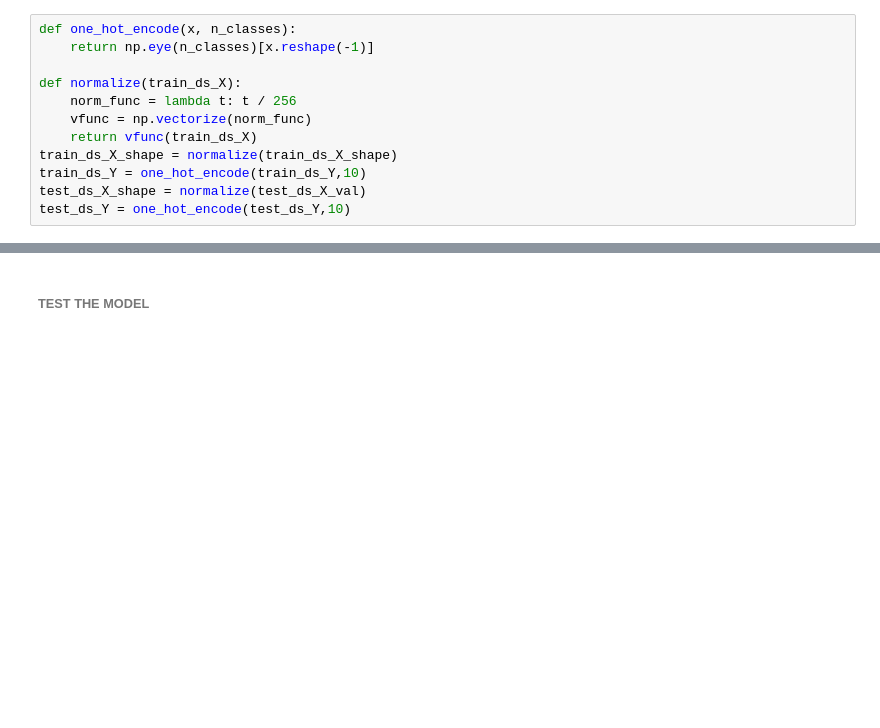
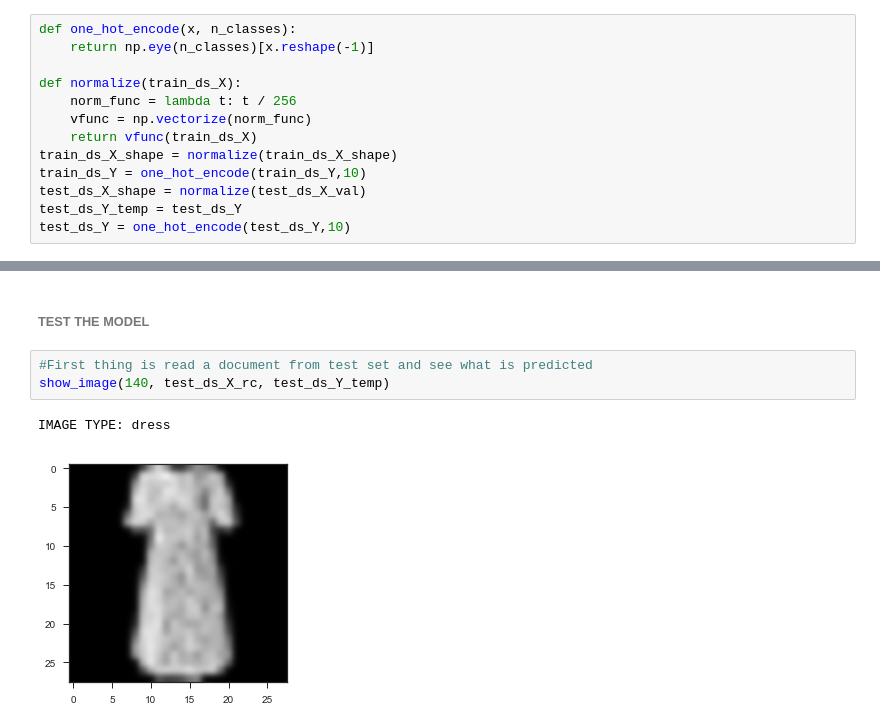
Before and after one commit to venkat9yash/ml-practice, a Jupyter notebook: Fashion-MNIST.ipynb, the cells around one changed output, grey strips where cells are left out. Drawn from its saved outputs; the diff is of its cells as text; blank space fills up the shorter version.

```diff
--- a/Fashion-MNIST.ipynb
+++ b/Fashion-MNIST.ipynb
@@ -64,6 +64,7 @@ def normalize(train_ds_X):
 train_ds_X_shape = normalize(train_ds_X_shape)
 train_ds_Y = one_hot_encode(train_ds_Y,10)
 test_ds_X_shape = normalize(test_ds_X_val)
+test_ds_Y_temp = test_ds_Y
 test_ds_Y = one_hot_encode(test_ds_Y,10)
 # %%
 
@@ -286,2 +291,8 @@ Epoch 39, Batch 43 Loss:0
 # %% [markdown]
 ###### TEST THE MODEL
+# %%
+#First thing is read a document from test set and see what is predicted
+show_image(140, test_ds_X_rc, test_ds_Y_temp)
+# %% [output]
+IMAGE TYPE: dress
+[figure, added]
```
Also changed, not shown: parts of 7 cells of this notebook, 15 other files.
